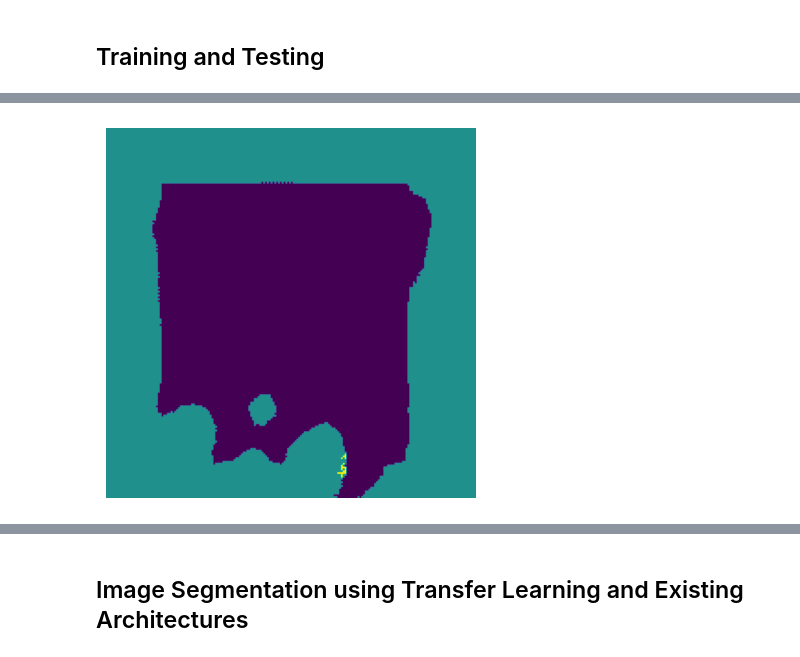
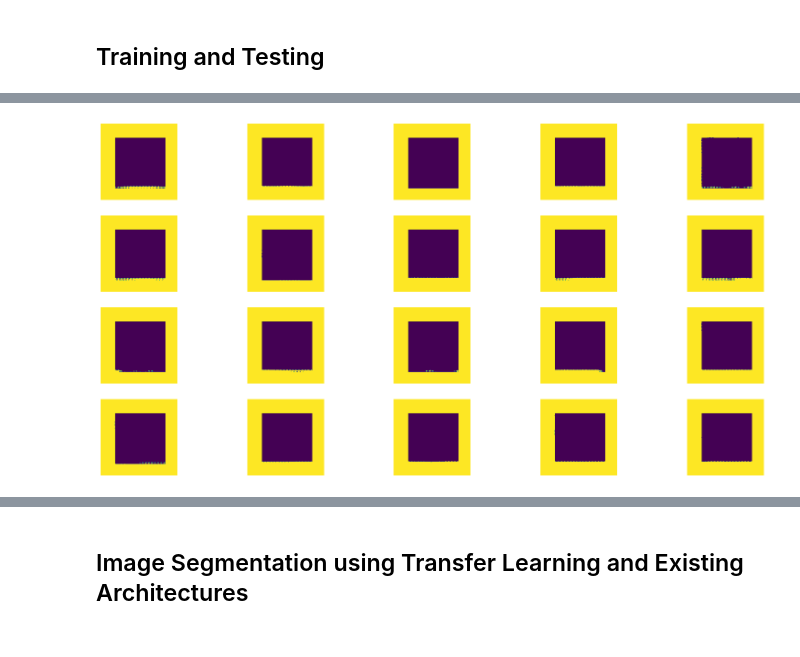
Before and after one commit to stableminded/Synapse_lp, a Jupyter notebook: Dhairya_Mehta_Synapse_CV_Week_2_Task.ipynb, the cells around one changed output, grey strips where cells are left out. Cells and saved outputs as stored; diff of their text form; code cells hidden in the pictures.

```diff
--- a/Dhairya_Mehta_Synapse_CV_Week_2_Task.ipynb
+++ b/Dhairya_Mehta_Synapse_CV_Week_2_Task.ipynb
@@ -95,8 +95,8 @@ display_target(img)
 img_size = (200, 200) # set it as 200x200 ka tuple
 num_imgs = len(input_img_paths)
 
-random.Random(1337).shuffle(input_img_paths) # Shuffle the Paths (input_img_paths and target_paths)
-random.Random(1337).shuffle(target_paths)
+random.Random(63).shuffle(input_img_paths) # Shuffle the Paths (input_img_paths and target_paths)
+random.Random(90).shuffle(target_paths)
 
 # Create function to load input image from path
 def path_to_input_image(path):
@@ -104,9 +104,7 @@ def path_to_input_image(path):
 
 # Create function to load target image from path
 def path_to_target(path):
-    img = img_to_array(
-        load_img(path, target_size=img_size, color_mode="grayscale"))
-    img = img.astype("uint8") - 1
+    img = (img_to_array(load_img(path, target_size=img_size, color_mode="grayscale"))).astype('uint8')-1
     return img
 
 input_imgs = np.zeros((num_imgs,) + img_size + (3,), dtype="float32")
@@ -230,11 +228,12 @@ model = keras.models.load_model("oxford_segmentation.x")
 # %%
 # Test Model
 def predict(i):
-  test_image = val_input_imgs[i]
+  test_image = val_input_imgs[i:i+1]
+  test_image=np.squeeze(test_image,axis=0)
   plt.axis("off")
   plt.imshow(array_to_img(test_image))
-  mask = model.predict(np.expand_dims(test_image, 0)) # Predict karo. PS: Look carefully at the dimensions.
-  display_mask(mask[0])
+  mask = model.predict(np.expand_dims(test_image, 0))[0] # Predict karo. PS: Look carefully at the dimensions.
+  display_mask(mask)
 
 def display_mask(pred):
     mask = np.argmax(pred, axis=-1)
@@ -243,5 +242,10 @@ def display_mask(pred):
     plt.imshow(mask)
 
 # Use or Modify the above Functions to display 20 test images in the SAME PLOT
-predict(100)
+plt.figure(figsize=(20, 10))
+for i in range(20):
+    plt.subplot(4, 5, i + 1)  # Create a subplot for each image
+    predict(i)
+
+plt.show()
 # %% [output]
@@ -249,4 +272,4 @@ predict(100)
-[figure, old version]
+[figure, new version]
 # %%
 # Garbage Collection so that aage wale parts me issue nhi aaye
 del(model,train_input_imgs, train_targets, val_input_imgs, val_targets, history, input_imgs, targets)
```
Also changed, not shown: parts of 7 cells of this notebook.
